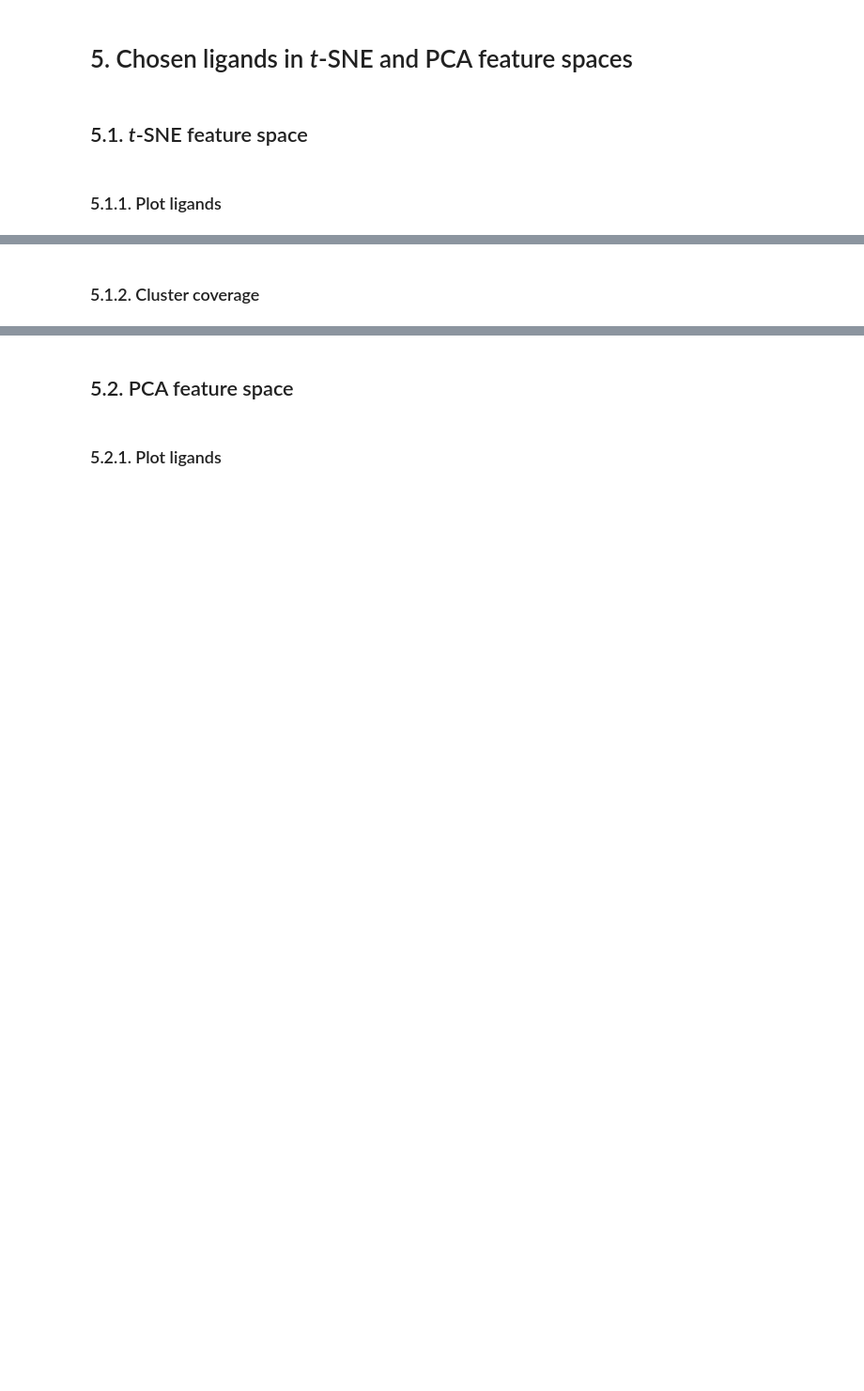
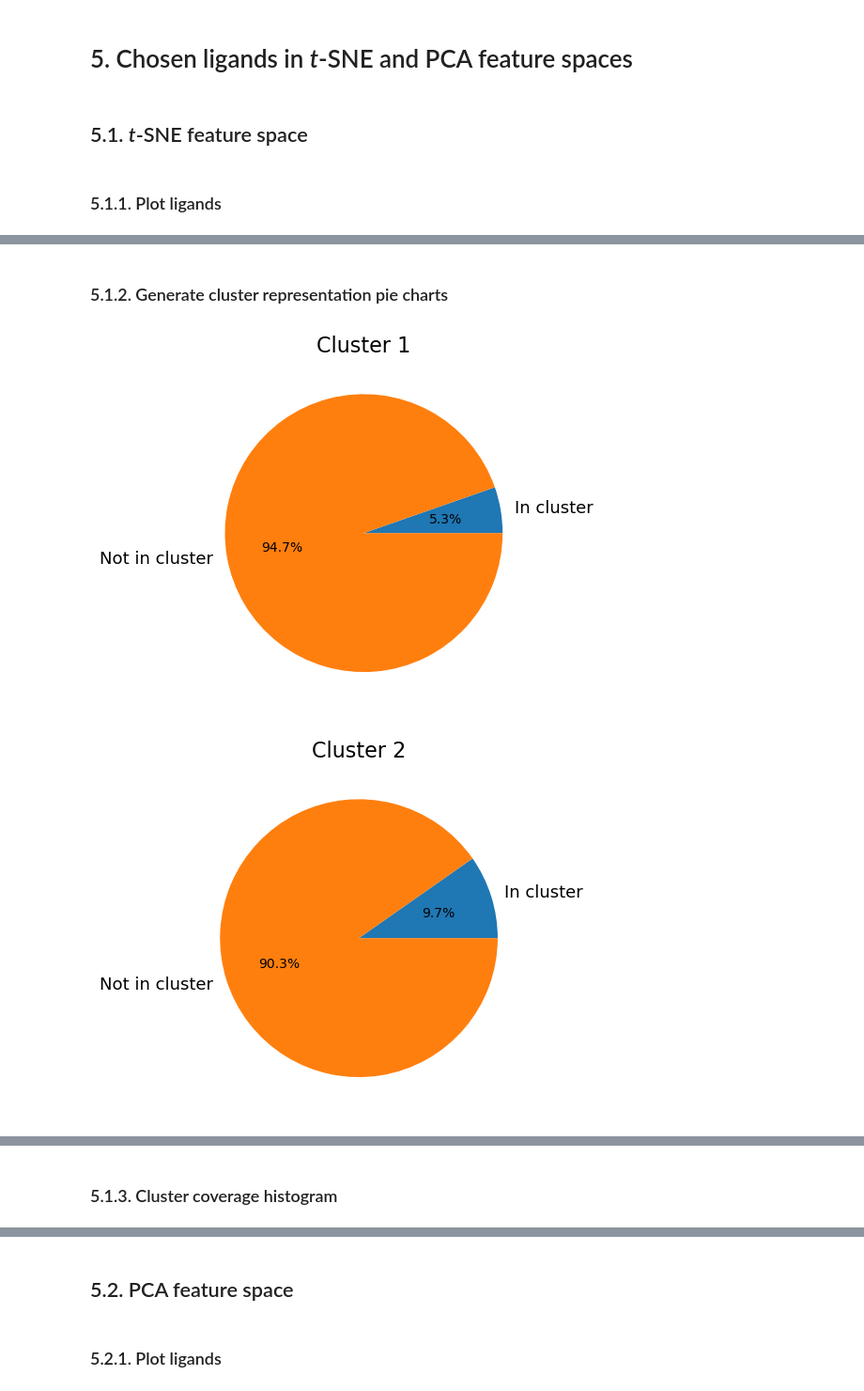
Before and after one commit to SigmanGroup/BisphosphineConformerSelection, a Jupyter notebook: FeatureSpaceLigandSelection.ipynb, the cells around one changed output, grey strips where cells are left out. Shown at 94% size. Cells and saved outputs as stored; diff of their text form; code cells hidden in the pictures; blank space fills up the shorter version.

```diff
--- a/FeatureSpaceLigandSelection.ipynb
+++ b/FeatureSpaceLigandSelection.ipynb
@@ -361,3 +330,0 @@ feature_space
-# %%
-for i in chosen_ligands:
-    print(feature_space[feature_space.index == i]['tsne_ward_clusters'])
@@ -369,10 +331,13 @@ print(len(feature_space))
+# %% [markdown]
+### 5.1.2. Generate cluster representation pie charts
 # %%
-for i in range(0, n_clusters):
-    print(f"Cluster {i+1}")
+for i in range(0, len(feature_space['tsne_ward_clusters'].unique())):
     number_of_ligands = feature_space['tsne_ward_clusters'].value_counts()[i+1]
     total_ligands = len(feature_space)
     percentage = (number_of_ligands / total_ligands) * 100
-    print(percentage)
-    plt.pie([number_of_ligands, (total_ligands-number_of_ligands)])
-    plt.savefig(f"pies/cluster{i+1}_pie.svg")
+    plt.title(f"Cluster {i+1}")
+    plt.pie([number_of_ligands, (total_ligands-number_of_ligands)], labels=["In cluster", "Not in cluster"], autopct='%1.1f%%')
     plt.show()
+# %% [output]
+[figure, added]
+[figure, added]
@@ -379,5 +352,5 @@ for i in range(0, n_clusters):
 # %% [markdown]
-### 5.1.2. Cluster coverage
+### 5.1.3. Cluster coverage histogram
 # %%
 cluster_list = []
 
```
Also changed, not shown: parts of 23 cells of this notebook, 1 other file.
